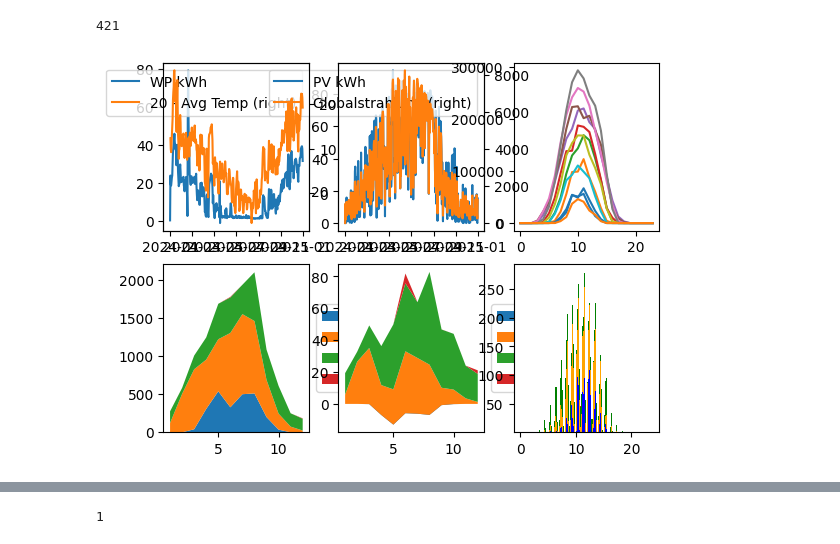
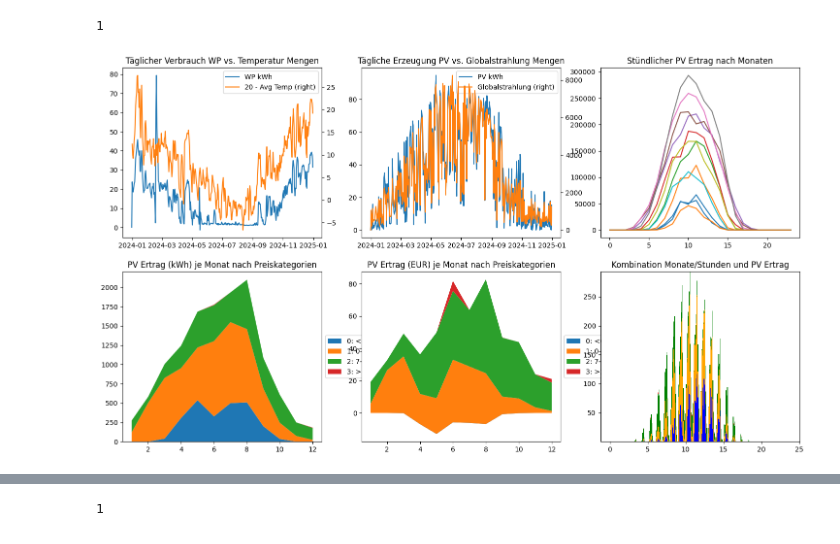
Before and after one commit to strubbi77/breisgauwind, a Jupyter notebook: Stromwert_IK8.ipynb, the cells around one changed output, grey strips where cells are left out. Drawn from its saved outputs; the diff is of its cells as text; code cells hidden in the pictures.

Commit message:
Grafiken jetzt monatsweise und schön

```diff
--- a/Stromwert_IK8.ipynb
+++ b/Stromwert_IK8.ipynb
@@ -156,10 +156,10 @@ preis_menge['EUR WP']   = preis_menge['WP']* preis_menge['DE-LU Day Ahead EUR/MW
 preis_menge['EUR Haus'] = preis_menge['Haus']* preis_menge['DE-LU Day Ahead EUR/MWh']/1000000
 preis_menge['EUR PV']   = preis_menge['PV']* preis_menge['DE-LU Day Ahead EUR/MWh']  /1000000
 pm_cat=preis_menge['DE-LU Day Ahead EUR/MWh']
-preis_menge['+-']=(np.where(pm_cat<0,'0: <0',np.where(pm_cat<70,'1: 0-7',np.where(pm_cat<260,'2: 7-26','3: 26-'))))
+preis_menge['+-']=(np.where(pm_cat<0,'0: <0 ct/kWh',np.where(pm_cat<70,'1: 0-7 ct/kWh',np.where(pm_cat<260,'2: 7-26 ct/kWh','3: >26  ct/kWh'))))
 print(cnt)
 # %% [output]
-421
+1
 # %%
 wetter=pd.read_csv('Wetter/2024_Wetter_Station_020_Mengen_hh24.csv',sep=';',decimal=',')
 wetter['Datum']=pd.to_datetime(wetter['Tag']+' '+wetter['Stunde'],format='%d.%m.%Y %H:%M',utc=True)
@@ -170,7 +170,7 @@ preis_menge['SUM_NN050']=wetter['SUM_NN050']
 # %%
 import matplotlib.pyplot as plt
 from mpl_toolkits.mplot3d import axes3d
-fig=plt.figure()
+fig=plt.figure(figsize=(18,10))
 #, axs = plt.subplots(2,3)
 ax1=fig.add_subplot(2,3,1)
 ax3=fig.add_subplot(2,3,4)
@@ -178,12 +178,7 @@ ax2=fig.add_subplot(2,3,2)
 ax4=fig.add_subplot(2,3,5)
 ax5=fig.add_subplot(2,3,3)
 ax6=fig.add_subplot(2,3,6)
-#ax3=axs[0,1]
-#ax2=axs[1,0]
-#ax4=axs[1,1]
-#ax5=axs[0,2]
-#ax6=axs[1,2]
-#aglevel=month
+
 gpby=preis_menge.index.date
 
 pm_day=preis_menge.groupby(gpby)['PV'].agg(['sum','max'])
@@ -241,6 +236,9 @@ for cur in sorted(preis_menge['+-'].unique()):
         pm_pv=preis_menge.groupby(gpby_first)['PV'].agg(['mean'])/1000
     pm_pv['PV '+d_dir]=preis_menge[preis_menge['+-']==d_dir].groupby(gpby)['PV'].agg(['sum'])/1000
     pm_pv['PV '+d_dir]=pm_pv['PV '+d_dir].fillna(0)
+
+    pm_pv['WP '+d_dir]=preis_menge[preis_menge['+-']==d_dir].groupby(gpby)['WP'].agg(['sum'])/1000
+    pm_pv['WP '+d_dir]=pm_pv['WP '+d_dir].fillna(0)
     pv_h_kwh=pv_h_kwh+[pm_pv['PV '+d_dir]]
 
     pm_pv['EUR PV '+d_dir]=preis_menge[preis_menge['+-']==d_dir].groupby(gpby)['EUR PV'].agg(['sum'])
@@ -263,35 +261,42 @@ for cur in sorted(preis_menge.index.month.unique()):
 bar_colors = ['blue','orange','green','red']
 f=0
 hh_cat=pm_pv.index.levels[1]
 multiplier = 0
 width=1/(len(pm_pv.index.levels[0])+1)
 for monat in pm_pv.index.levels[0]:
     bottom=np.zeros(len(hh_cat))
     for cur in sorted(preis_menge['+-'].unique()):
         col=bar_colors[f%4]
         f+=1
         s=[]
         for hh24 in hh_cat:
             s=s+[pm_pv.loc[monat,hh24]['PV '+cur]]
         offset=width*multiplier
-        x=ax6.bar(cats+offset, s, width, bottom=bottom, label=cur, color=col)
+        x=ax6.bar(hh_cat+offset, s, width, bottom=bottom, label=cur, color=col)
         bottom+=s
     multiplier += 1
     #break
 
 #ax6.legend(loc='upper right')
 
 
 # 1 WP vs. Temp
 # 2 PV vs. Globalstrahlung Mengen
 # 3 PV hh24-Summe über die Monate
 # 4 Monatlich nach
 
+ax1.set_title("Täglicher Verbrauch WP vs. Temperatur Mengen")
+ax2.set_title("Tägliche Erzeugung PV vs. Globalstrahlung Mengen")
+ax3.set_title("PV Ertrag (kWh) je Monat nach Preiskategorien")
+ax4.set_title("PV Ertrag (EUR) je Monat nach Preiskategorien")
+ax5.set_title("Stündlicher PV Ertrag nach Monaten")
+ax6.set_title("Kombination Monate/Stunden und PV Ertrag")
+
 #plt.style.use('bmh')
 plt.show()
 #plt.plot(preis_menge.index.date, (preis_menge['PV'],preis_menge['WP']))
 # %% [output]
-[figure, old version]
+[figure, new version]
 # %%
 plt.style.available
 plt.style.use('default')
```
Also changed, not shown: parts of 3 cells of this notebook.
